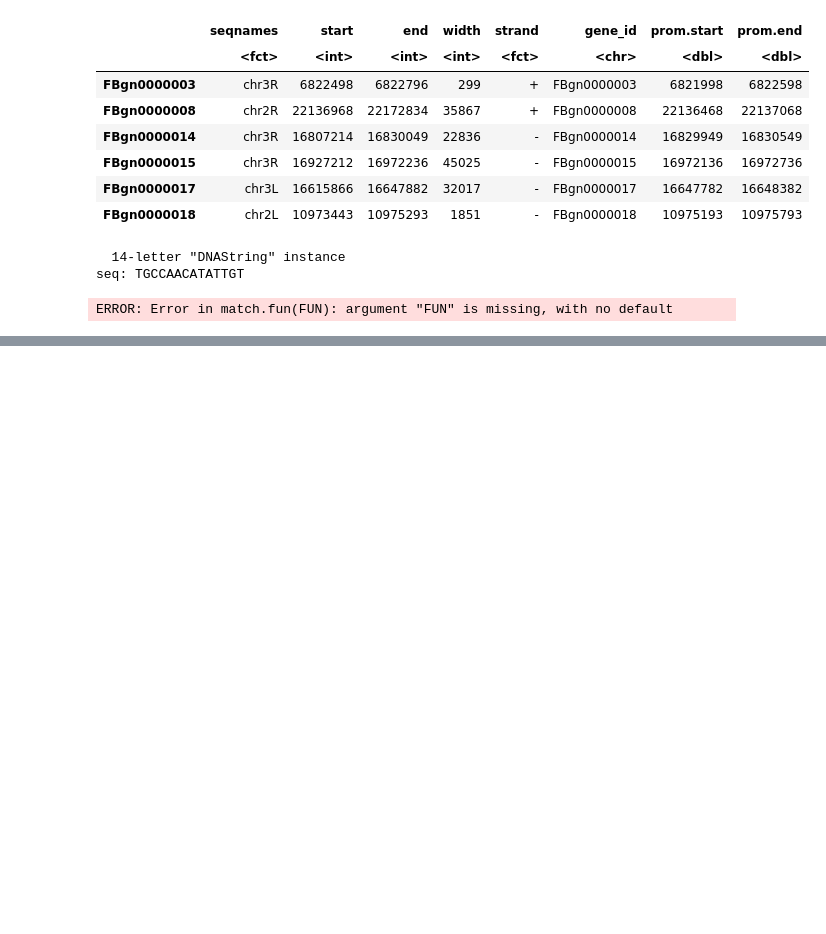
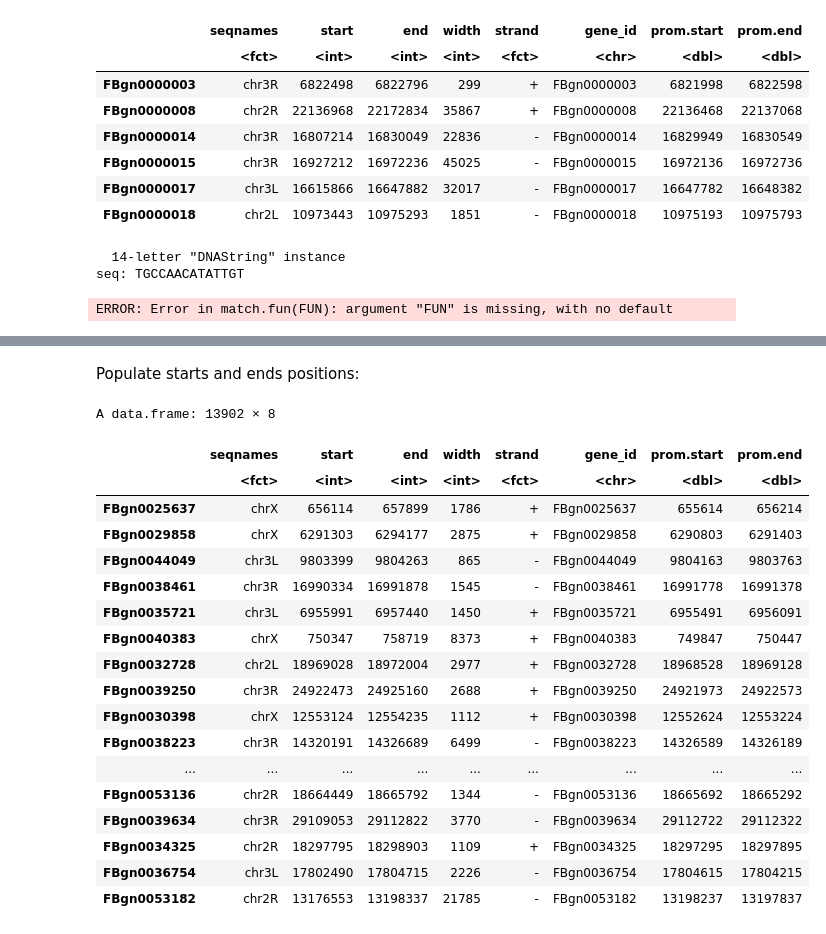
Before and after one commit to andrealorenzon/bioinformatics, a Jupyter notebook: lab2.ipynb, the cells around one changed output, grey strips where cells are left out. Cells and saved outputs as stored; diff of their text form; code cells hidden in the pictures; blank space fills up the shorter version.

```diff
--- a/lab2.ipynb
+++ b/lab2.ipynb
@@ -260,0 +320,35 @@ ERROR: Error in match.fun(FUN): argument "FUN" is missing, with no default
+# %% [markdown]
+Populate starts and ends positions:
+# %%
+up   <- 500
+down <- 100
+
+gene.tab$prom.start <- ifelse(gene.tab$strand=="+",
+                             gene.tab$start - up,
+                             gene.tab$end   - down)
+
+gene.tab$prom.end   <- ifelse(gene.tab$strand=="+",
+                             gene.tab$start + down,
+                             gene.tab$end   - up)
+# %%
+unique(gene.tab$start - gene.ta
+# %% [output]
+A data.frame: 13902 × 8
+|  | seqnames | start | end | width | strand | gene_id | prom.start | prom.end |
+|  | <fct> | <int> | <int> | <int> | <fct> | <chr> | <dbl> | <dbl> |
+| FBgn0025637 | chrX | 656114 | 657899 | 1786 | + | FBgn0025637 | 655614 | 656214 |
+| FBgn0029858 | chrX | 6291303 | 6294177 | 2875 | + | FBgn0029858 | 6290803 | 6291403 |
+| FBgn0044049 | chr3L | 9803399 | 9804263 | 865 | - | FBgn0044049 | 9804163 | 9803763 |
+| FBgn0038461 | chr3R | 16990334 | 16991878 | 1545 | - | FBgn0038461 | 16991778 | 16991378 |
+| FBgn0035721 | chr3L | 6955991 | 6957440 | 1450 | + | FBgn0035721 | 6955491 | 6956091 |
+| FBgn0040383 | chrX | 750347 | 758719 | 8373 | + | FBgn0040383 | 749847 | 750447 |
+| FBgn0032728 | chr2L | 18969028 | 18972004 | 2977 | + | FBgn0032728 | 18968528 | 18969128 |
+| FBgn0039250 | chr3R | 24922473 | 24925160 | 2688 | + | FBgn0039250 | 24921973 | 24922573 |
+| FBgn0030398 | chrX | 12553124 | 12554235 | 1112 | + | FBgn0030398 | 12552624 | 12553224 |
+| FBgn0038223 | chr3R | 14320191 | 14326689 | 6499 | - | FBgn0038223 | 14326589 | 14326189 |
+| ... | ... | ... | ... | ... | ... | ... | ... | ... |
+| FBgn0053136 | chr2R | 18664449 | 18665792 | 1344 | - | FBgn0053136 | 18665692 | 18665292 |
+| FBgn0039634 | chr3R | 29109053 | 29112822 | 3770 | - | FBgn0039634 | 29112722 | 29112322 |
+| FBgn0034325 | chr2R | 18297795 | 18298903 | 1109 | + | FBgn0034325 | 18297295 | 18297895 |
+| FBgn0036754 | chr3L | 17802490 | 17804715 | 2226 | - | FBgn0036754 | 17804615 | 17804215 |
+| FBgn0053182 | chr2R | 13176553 | 13198337 | 21785 | - | FBgn0053182 | 13198237 | 13197837 |
```
Also changed, not shown: parts of 7 cells of this notebook.
